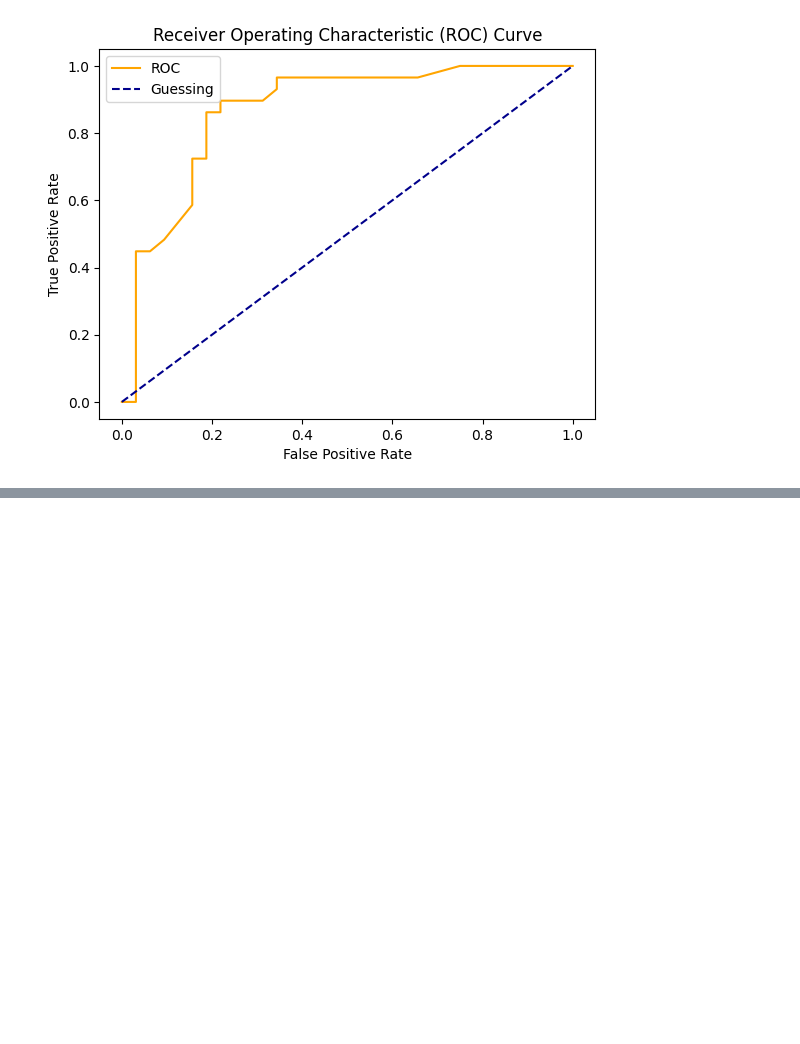
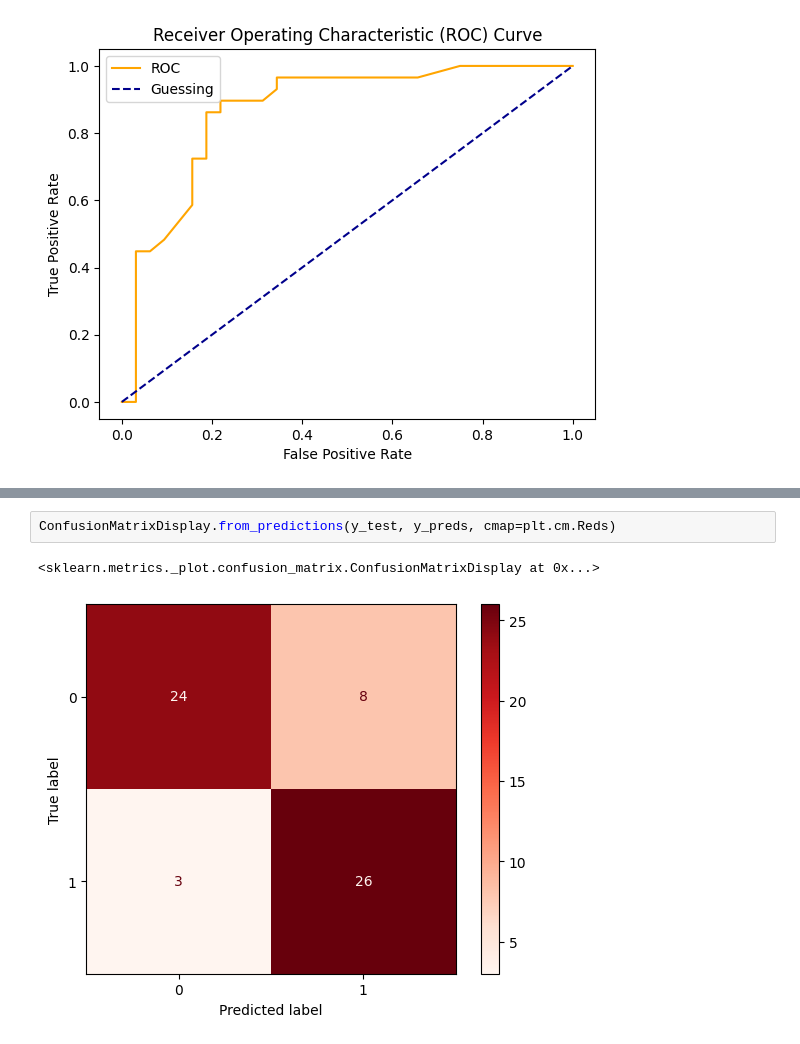
Before and after one commit to Abhishek10351/ai-ml, a Jupyter notebook: tools/sk-learn/model-evaluation.ipynb, the cells around one changed output, grey strips where cells are left out. Cells and saved outputs as stored; diff of their text form; blank space fills up the shorter version.

```diff
--- a/tools/sk-learn/model-evaluation.ipynb
+++ b/tools/sk-learn/model-evaluation.ipynb
@@ -195,0 +233,5 @@ plot_roc_curve(fpr, tpr)
+# %%
+ConfusionMatrixDisplay.from_predictions(y_test, y_preds, cmap=plt.cm.Reds)
+# %% [output]
+<sklearn.metrics._plot.confusion_matrix.ConfusionMatrixDisplay at 0x...>
+[figure, added]
```
Also changed, not shown: parts of 6 cells of this notebook.
